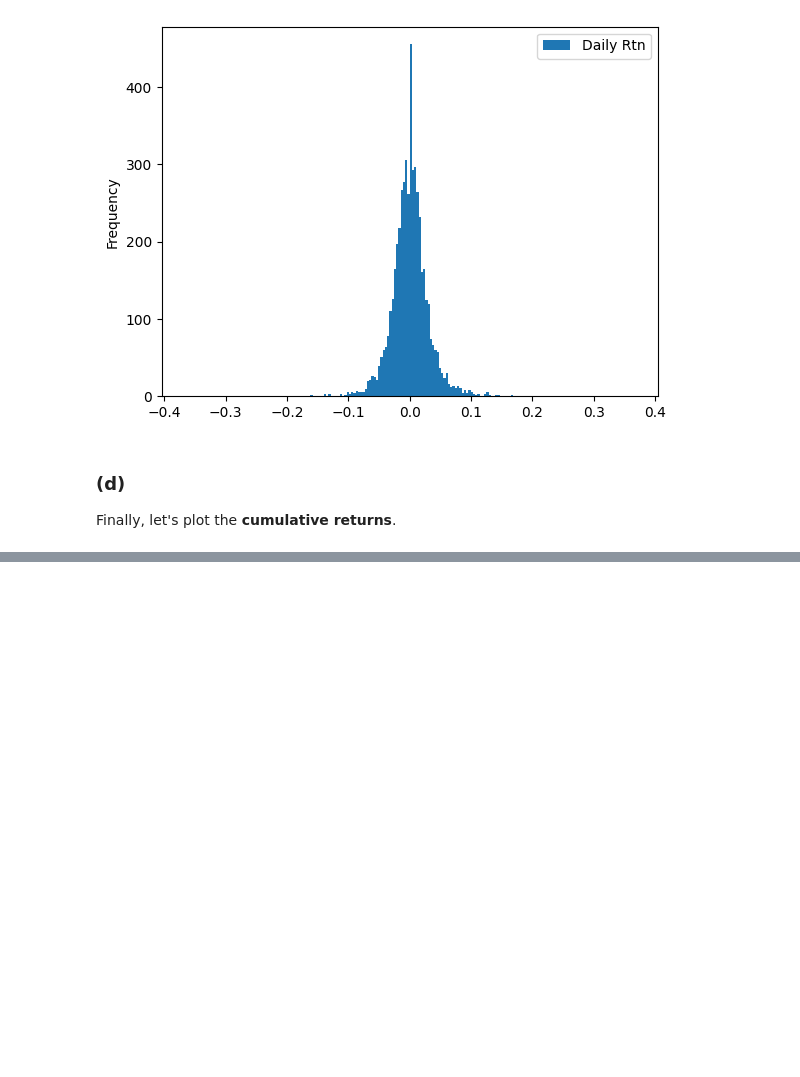
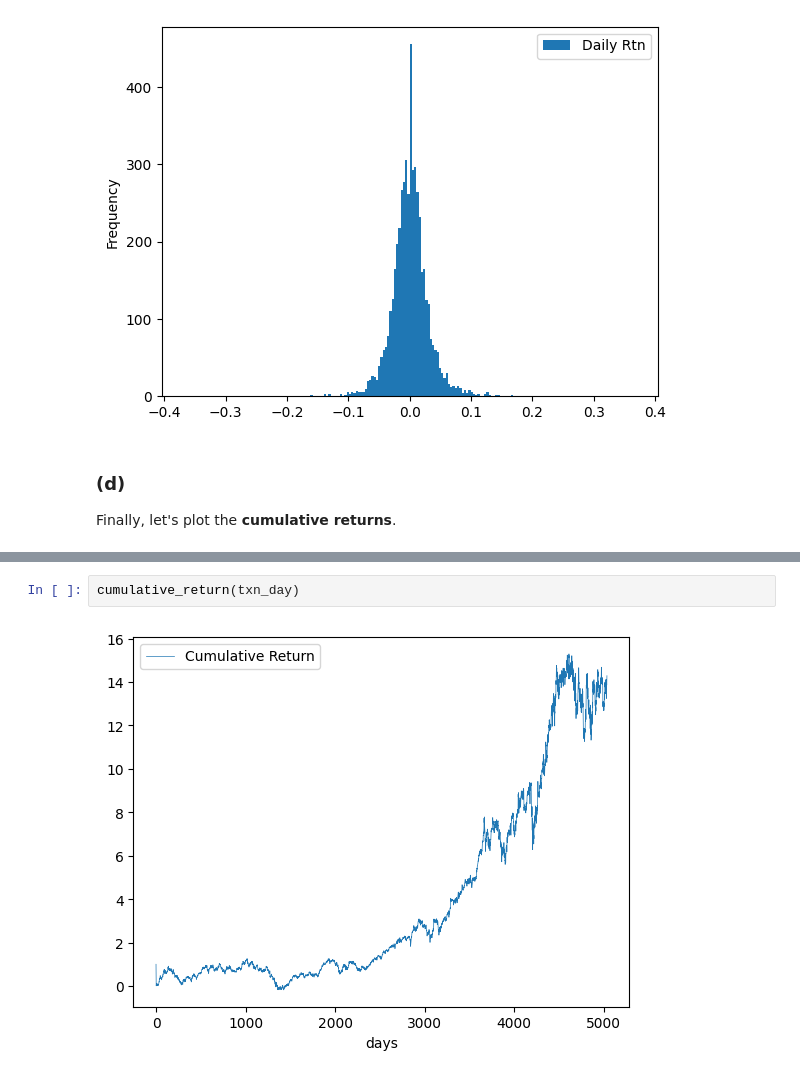
Before and after one commit to HYChangTAMU/Projects, a Jupyter notebook: Assignment1/Project1.ipynb, the cells around one changed output, grey strips where cells are left out. Saved outputs shown, nothing was run; the diff lists cells and outputs as text; blank space fills up the shorter version.

```diff
--- a/Assignment1/Project1.ipynb
+++ b/Assignment1/Project1.ipynb
@@ -614,0 +626,4 @@ Finally, let's plot the **cumulative returns**.
+# %%
+cumulative_return(txn_day)
+# %% [output]
+[figure, added]
```
Also changed, not shown: parts of 6 cells of this notebook.
